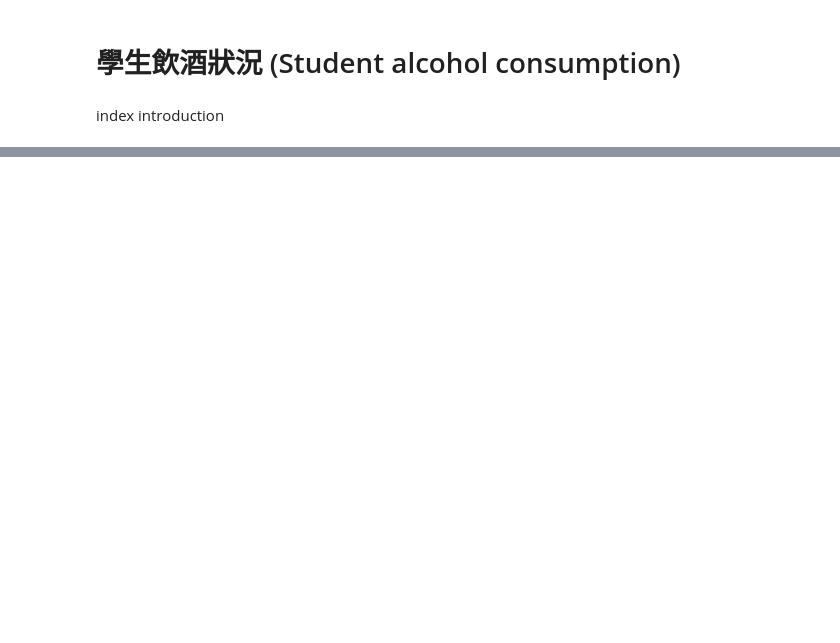
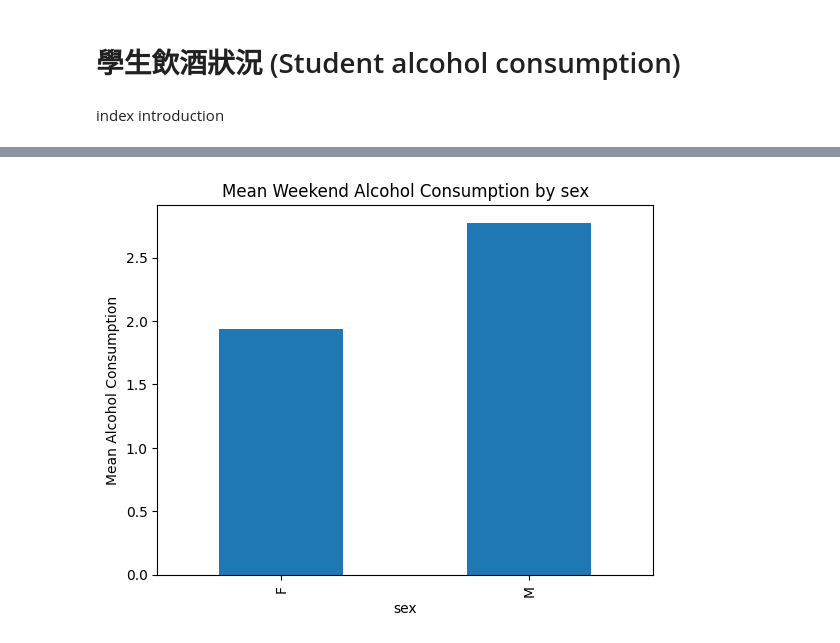
Before and after one commit to guozhuyin/112NetworkLearningTechnology, a Jupyter notebook: EducationalDataMiningUsingPython/MidtermProject231101.ipynb, the cells around one changed output, grey strips where cells are left out. Cells and saved outputs as stored; diff of their text form; code cells hidden in the pictures; blank space fills up the shorter version.

```diff
--- a/EducationalDataMiningUsingPython/MidtermProject231101.ipynb
+++ b/EducationalDataMiningUsingPython/MidtermProject231101.ipynb
@@ -46,0 +109,7 @@ import seaborn as sns
+# %%
+sex = df.groupby('sex')['Walc'].mean()
+sex.plot(kind='bar', title='Mean Weekend Alcohol Consumption by sex')
+plt.ylabel('Mean Alcohol Consumption')
+plt.show()
+# %% [output]
+[figure, added]
```
Also changed, not shown: parts of 7 cells of this notebook.
